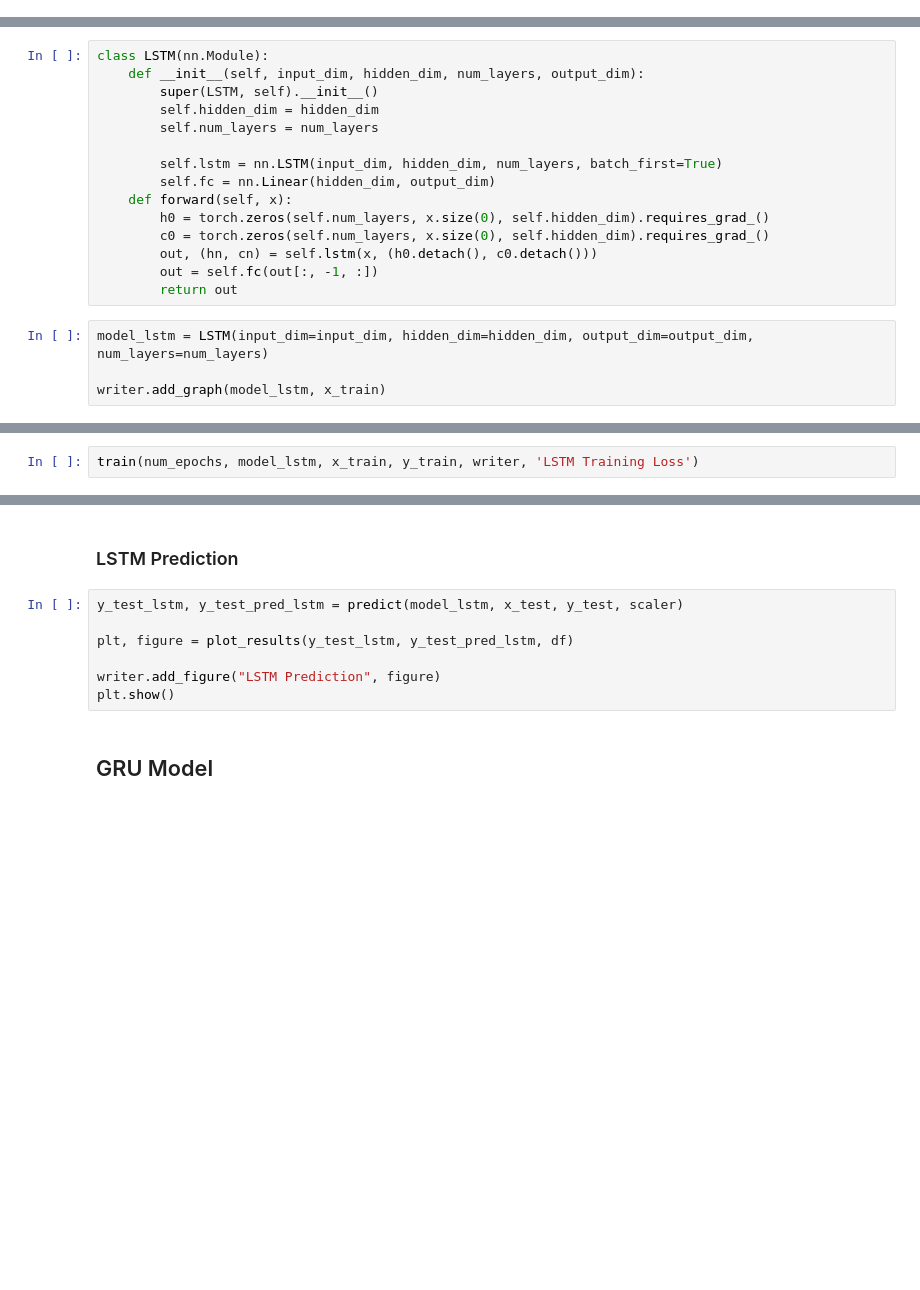
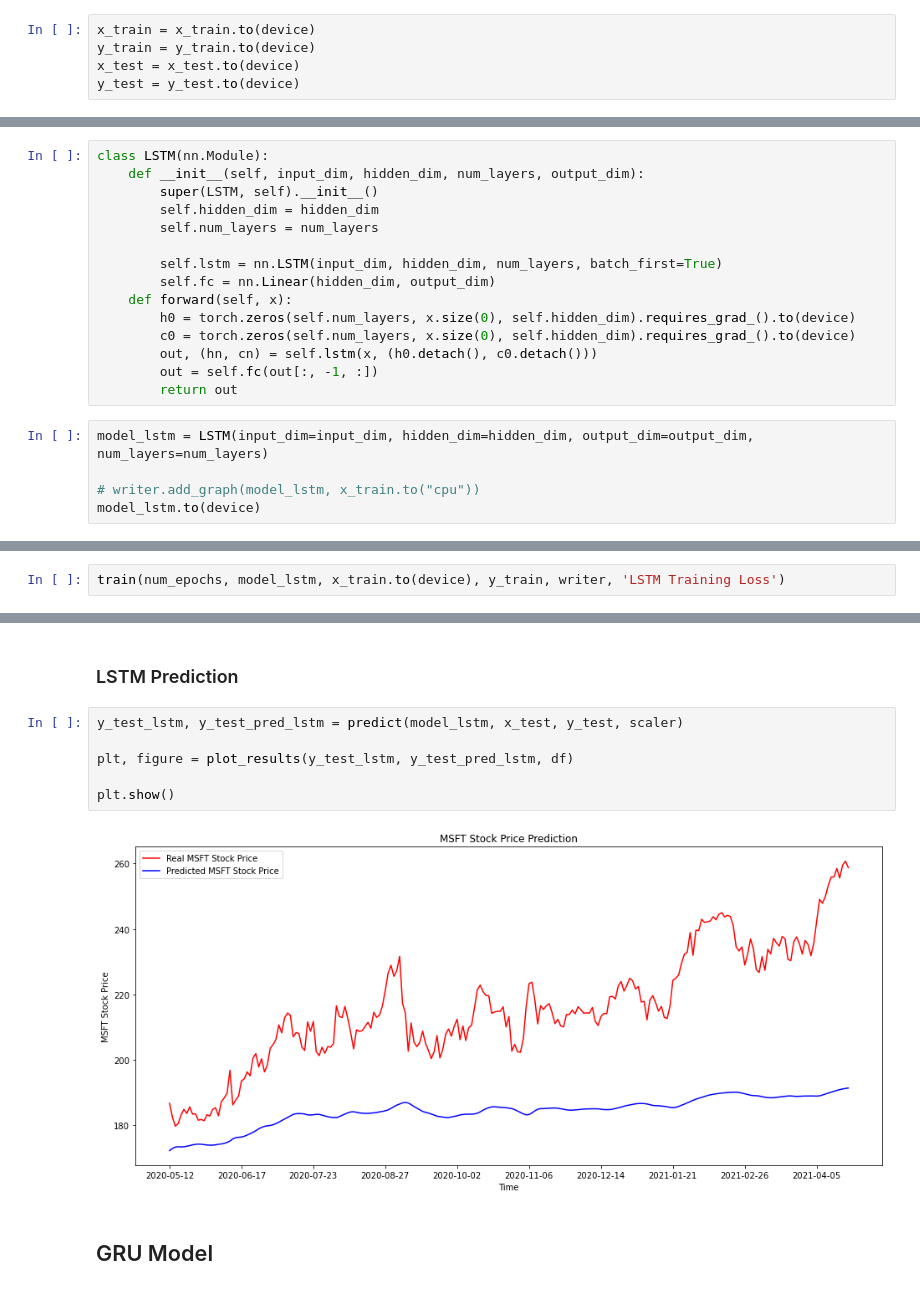
Before and after one commit to jmew/stonks-demo, a Jupyter notebook: Stocks.ipynb, the cells around one changed output, grey strips where cells are left out. Cells and saved outputs as stored; diff of their text form; blank space fills up the shorter version.

```diff
--- a/Stocks.ipynb
+++ b/Stocks.ipynb
@@ -60,3 +66,8 @@ num_epochs = 10
+# %%
+x_train = x_train.to(device)
+y_train = y_train.to(device)
+x_test = x_test.to(device)
+y_test = y_test.to(device)
 # %% [markdown]
 ## LSTM Model
 # %%
@@ -69,12 +80,13 @@ class LSTM(nn.Module):
         self.lstm = nn.LSTM(input_dim, hidden_dim, num_layers, batch_first=True)
         self.fc = nn.Linear(hidden_dim, output_dim)
     def forward(self, x):
-        h0 = torch.zeros(self.num_layers, x.size(0), self.hidden_dim).requires_grad_()
-        c0 = torch.zeros(self.num_layers, x.size(0), self.hidden_dim).requires_grad_()
+        h0 = torch.zeros(self.num_layers, x.size(0), self.hidden_dim).requires_grad_().to(device)
+        c0 = torch.zeros(self.num_layers, x.size(0), self.hidden_dim).requires_grad_().to(device)
         out, (hn, cn) = self.lstm(x, (h0.detach(), c0.detach()))
         out = self.fc(out[:, -1, :])
         return out
 # %%
 model_lstm = LSTM(input_dim=input_dim, hidden_dim=hidden_dim, output_dim=output_dim, num_layers=num_layers)
 
-writer.add_graph(model_lstm, x_train)
+# writer.add_graph(model_lstm, x_train.to("cpu"))
+model_lstm.to(device)
@@ -81,5 +98,5 @@ writer.add_graph(model_lstm, x_train)
 # %% [markdown]
 ### LSTM Training
 # %%
-train(num_epochs, model_lstm, x_train, y_train, writer, 'LSTM Training Loss')
+train(num_epochs, model_lstm, x_train.to(device), y_train, writer, 'LSTM Training Loss')
 # %% [output]
@@ -98,10 +122,11 @@ Epoch  9 MSE:  0.09406521916389465
 # %%
 y_test_lstm, y_test_pred_lstm = predict(model_lstm, x_test, y_test, scaler)
 
 plt, figure = plot_results(y_test_lstm, y_test_pred_lstm, df)
 
-writer.add_figure("LSTM Prediction", figure)
 plt.show()
+# %% [output]
+[figure, added]
 # %% [markdown]
 ## GRU Model
 # %%
```
Also changed, not shown: parts of 12 cells of this notebook, 6 other files.
